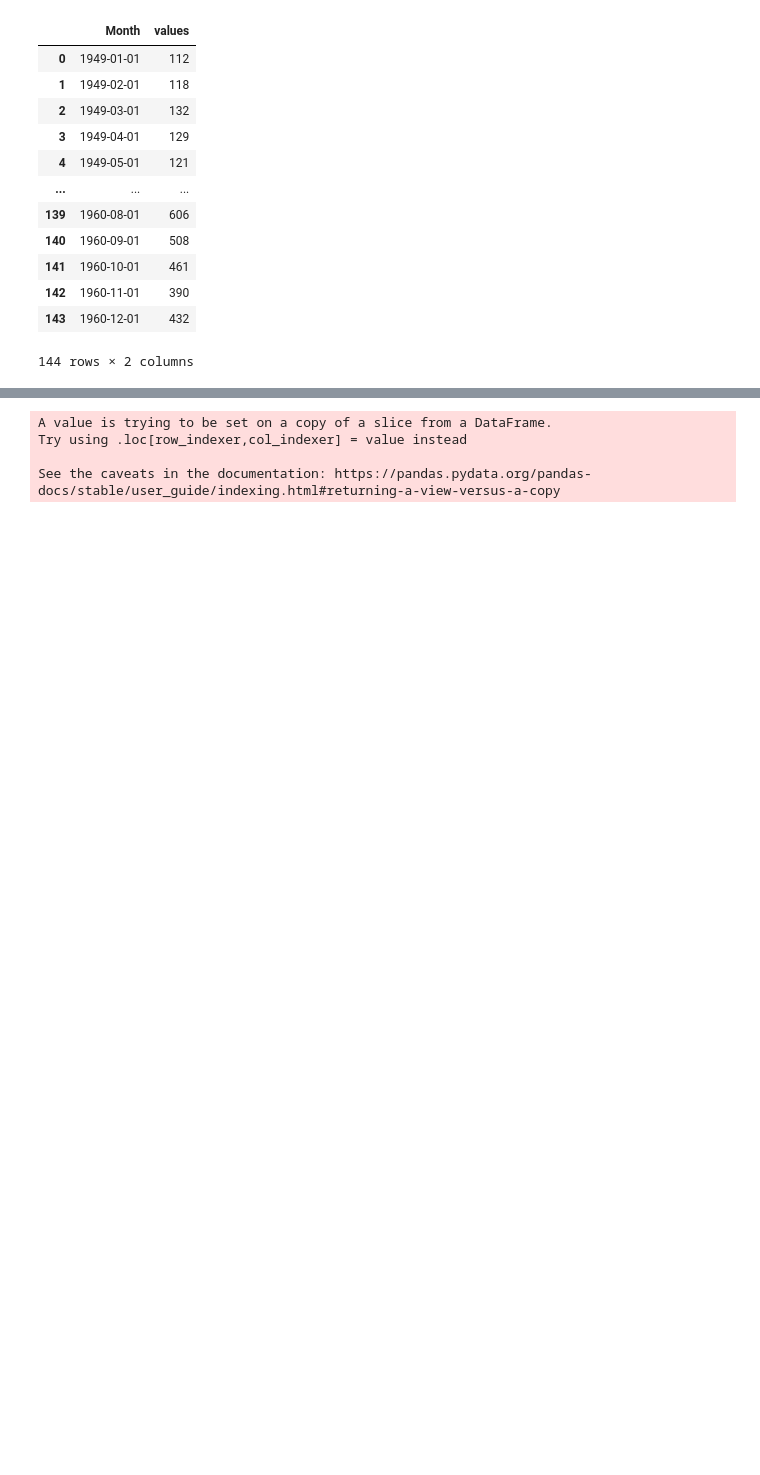
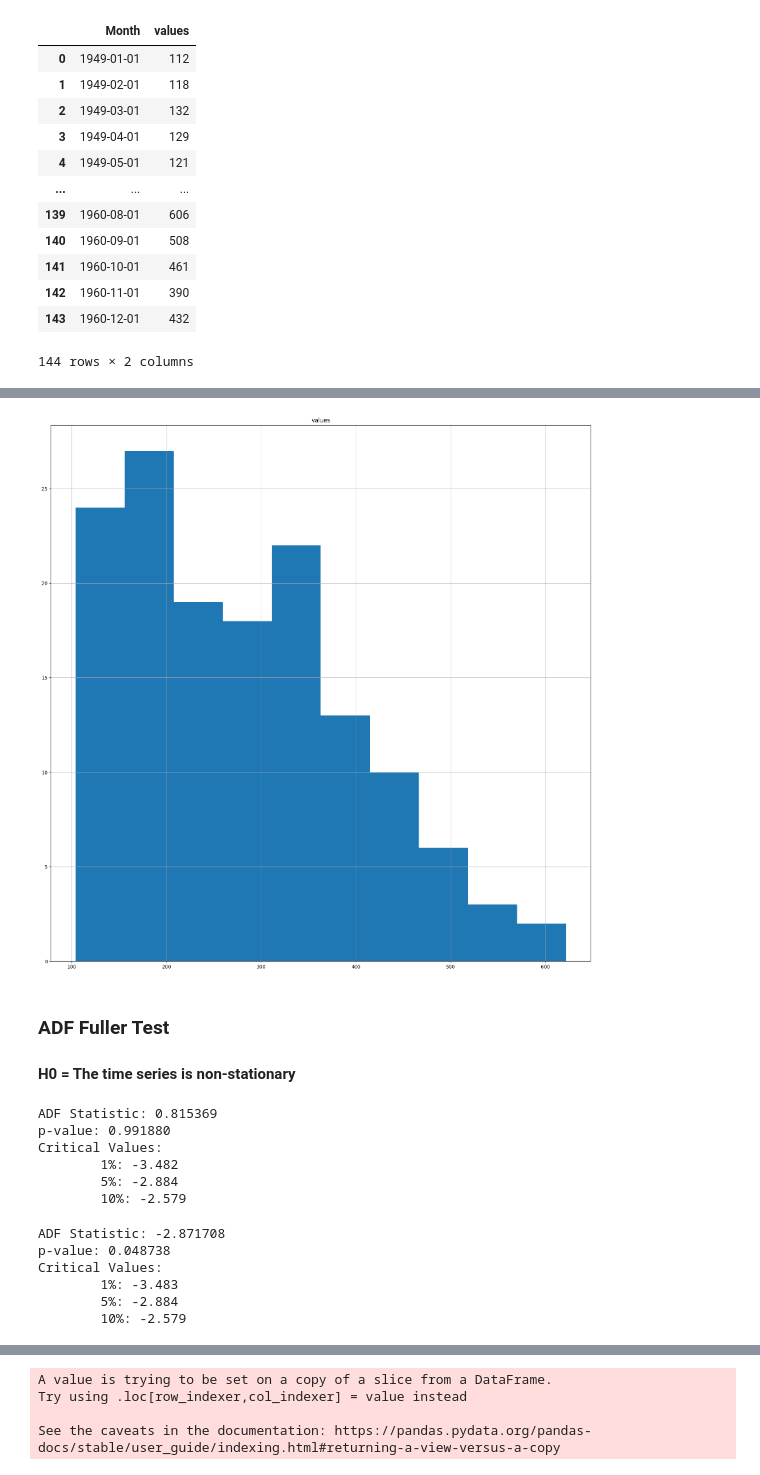
Before and after one commit to nanducode/dsworkshop, a Jupyter notebook: TimeSeriesForecasting.ipynb, the cells around one changed output, grey strips where cells are left out. Cells and saved outputs as stored; diff of their text form; code cells hidden in the pictures; blank space fills up the shorter version.

```diff
--- a/TimeSeriesForecasting.ipynb
+++ b/TimeSeriesForecasting.ipynb
@@ -87,0 +100,44 @@ plt.show()
+# %%
+#Stationarity Test
+
+ap.hist()
+plt.show()
+# %% [output]
+[figure, added]
+# %% [markdown]
+### ADF Fuller Test
+
+#### H0 = The time series is non-stationary
+# %%
+from pandas import read_csv
+from scipy import stats
+from statsmodels.tsa.stattools import adfuller
+result = adfuller(ap)
+print('ADF Statistic: %f' % result[0])
+print('p-value: %f' % result[1])
+print('Critical Values:')
+for key, value in result[4].items():
+ print('\t%s: %.3f' % (key, value))
+# %% [output]
+ADF Statistic: 0.815369
+p-value: 0.991880
+Critical Values:
+        1%: -3.482
+        5%: -2.884
+        10%: -2.579
+# %%
+temp=stats.boxcox(ap.values[:, 0])
+ap2=np.diff(np.log(ap.values[:, 0]))
+result = adfuller(np.diff(temp[0]))
+print('ADF Statistic: %f' % result[0])
+print('p-value: %f' % result[1])
+print('Critical Values:')
+for key, value in result[4].items():
+ print('\t%s: %.3f' % (key, value))
+# %% [output]
+ADF Statistic: -2.871708
+p-value: 0.048738
+Critical Values:
+        1%: -3.483
+        5%: -2.884
+        10%: -2.579
```
Also changed, not shown: parts of 14 cells of this notebook, 2 other files.
